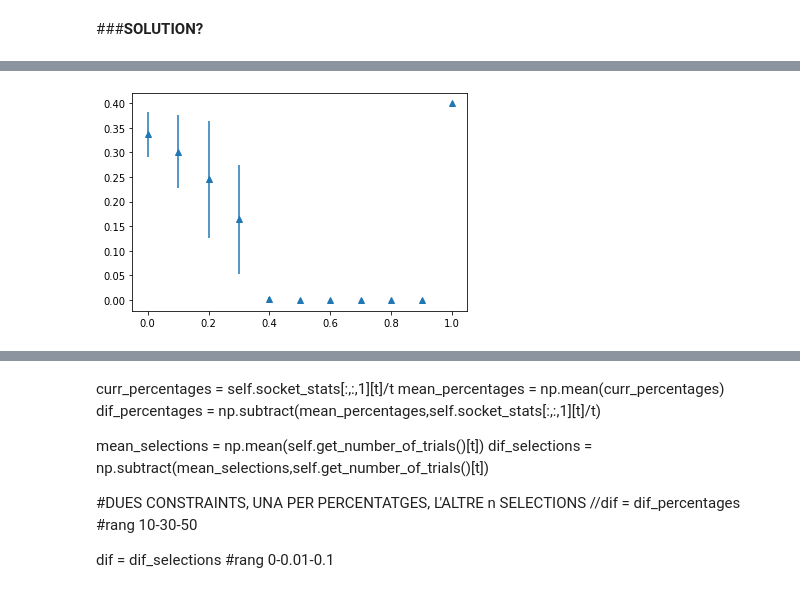
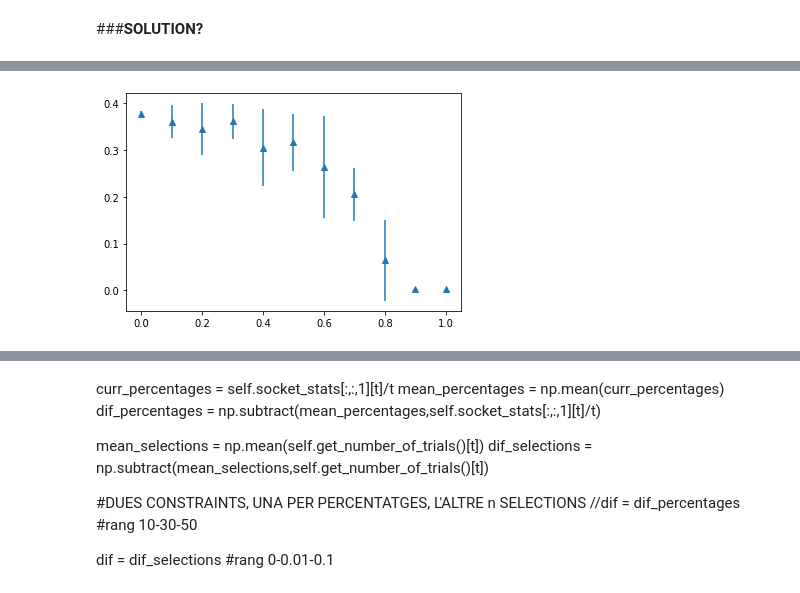
Before and after one commit to quimHM/QHM_TFG_repository, a Jupyter notebook: MAB_sim.ipynb, the cells around one changed output, grey strips where cells are left out. Cells and saved outputs as stored; diff of their text form; code cells hidden in the pictures.

Commit message:
Some progress in plotting results

```diff
--- a/MAB_sim.ipynb
+++ b/MAB_sim.ipynb
@@ -1170,3 +1191,3 @@ instances_bias = np.array([0.555, 0.24, 0.023, 0.011, 0.087, 0.081, 0.001, 0.001
 instances_nonbias = [1/8]*8
 # %%
-decisions = random.choices(range(8),weights=list(instances_bias),k=5000)
+decisions = random.choices(range(8),weights=list(instances_bias),k=1000)
@@ -1224,4 +1232,4 @@ Total reward: 327600 || and presence bias: 0.0003725068732816592
 # %%
-sol_test = SocketTesterBatchSOLUTIONProb(PowerSocketProb, rewards_bias, 10, 0.99)
+sol_test = SocketTesterBatchSOLUTIONProb(PowerSocketProb, rewards_bias, 10, 1)
 rd = sol_test.run(decisions, 0.8, True)
 plt.plot(rd["bias_hist"])
@@ -1236,17 +1236,25 @@ Total reward: 331500 || and presence bias: 0.0003725068732816592
 # %%
 rwd_results = []
-bias_results = []
-decisions = random.choices(range(8),weights=list(instances_bias),k=5000)
+presence_results = []
+rate_results = []
+posteriors_results = []
+decisions = random.choices(range(8),weights=list(instances_nonbias),k=1000)
 for sopt in np.arange(0,1.1,0.1):
   sopt_i_rwd_results = []
-  sopt_i_bias_results = []
+  sopt_i_presence_results = []
+  sopt_i_rate_results = []
+  sopt_i_posteriors_results = []
   sol_test = SocketTesterBatchSOLUTIONProb(PowerSocketProb, rewards_bias, 10, sopt)
   for iter in range(25):
     rd = sol_test.run(decisions, 0.8, False)
     sopt_i_rwd_results.append(rd["total_reward"])
-    sopt_i_bias_results.append(rd["bias_presence"])
+    sopt_i_presence_results.append(rd["bias_presence"])
+    sopt_i_rate_results.append(rd["bias_rate"])
+    sopt_i_posteriors_results.append(rd["bias_posteriors"])
   rwd_results.append([np.mean(sopt_i_rwd_results),np.std(sopt_i_rwd_results)])
-  bias_results.append([np.mean(sopt_i_bias_results),np.std(sopt_i_bias_results)])
+  presence_results.append([np.mean(sopt_i_presence_results),np.std(sopt_i_presence_results)])
+  rate_results.append([np.mean(sopt_i_rate_results),np.std(sopt_i_rate_results)])
+  posteriors_results.append([np.mean(sopt_i_posteriors_results),np.std(sopt_i_posteriors_results)])
 print([rwd_results[i][0] for i in range(len(rwd_results))])
-print([bias_results[i][0] for i in range(len(bias_results))])
+print([presence_results[i][0] for i in range(len(presence_results))])
 # %% [output]
@@ -1266,9 +1271,17 @@ xr = np.arange(0,1.1,0.1)
 yr = [rwd_results[i][0] for i in range(len(rwd_results))]
 er = [rwd_results[i][1] for i in range(len(rwd_results))]
 
-xb = np.arange(0,1.1,0.1)
-yb = [bias_results[i][0] for i in range(len(bias_results))]
-eb = [bias_results[i][1] for i in range(len(bias_results))]
+xpres = np.arange(0,1.1,0.1)
+ypres = [presence_results[i][0] for i in range(len(presence_results))]
+epres = [presence_results[i][1] for i in range(len(presence_results))]
+
+xrate = np.arange(0,1.1,0.1)
+yrate = [rate_results[i][0] for i in range(len(rate_results))]
+erate = [rate_results[i][1] for i in range(len(rate_results))]
+
+xpost = np.arange(0,1.1,0.1)
+ypost = [posteriors_results[i][0] for i in range(len(posteriors_results))]
+epost = [posteriors_results[i][1] for i in range(len(posteriors_results))]
 # %%
 plt.errorbar(xr, yr, er, linestyle='None', marker='^')
 plt.show() #total rewards (y) vs subopt value (x)
@@ -1277,5 +1290,5 @@ plt.show() #total rewards (y) vs subopt value (x)
 # %%
-plt.errorbar(xb, yb, eb, linestyle='None', marker='^')
+plt.errorbar(xpres, ypres, epres, linestyle='None', marker='^')
 plt.show()  #final bias (y) vs subopt value (x)
 # %% [output]
-[figure, old version]
+[figure, new version]
```
Also changed, not shown: parts of 49 cells of this notebook.
